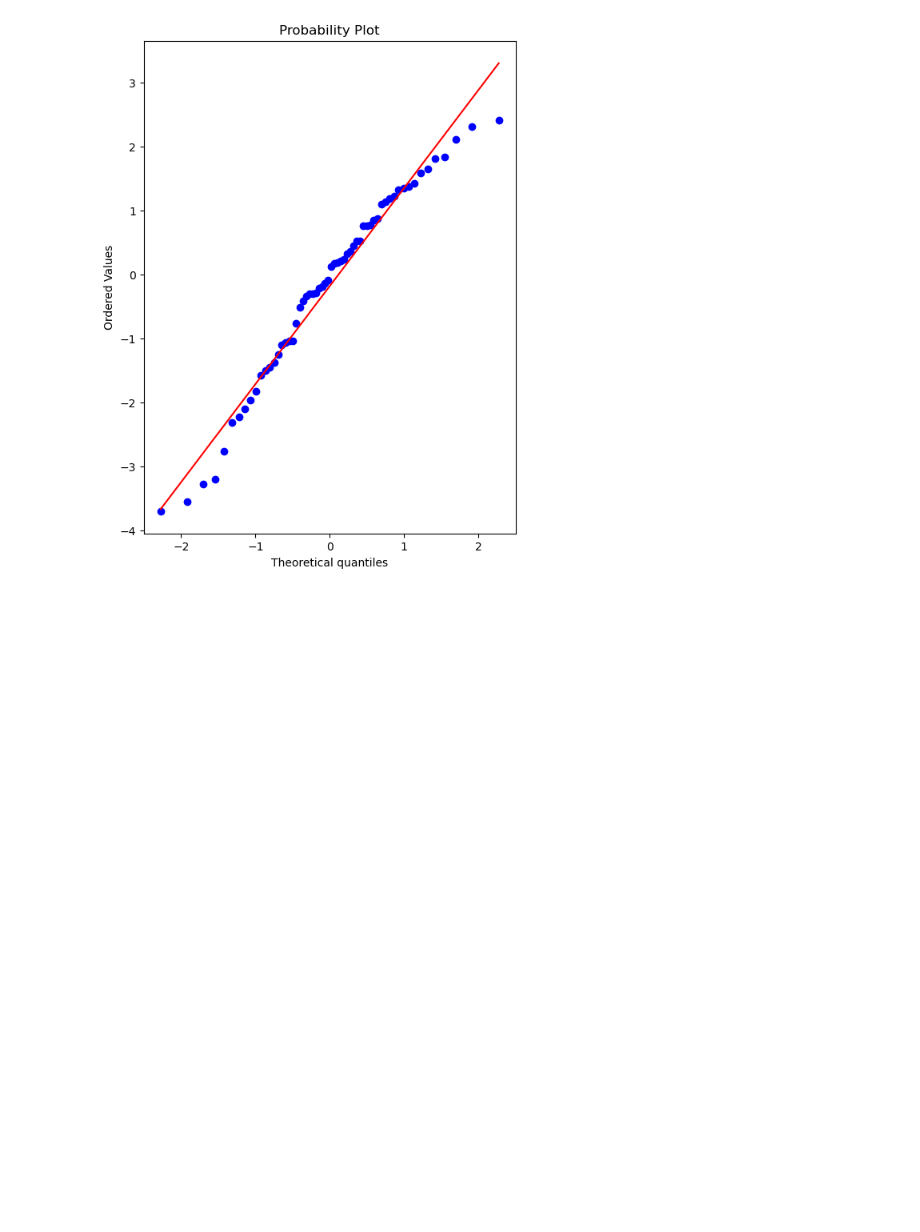
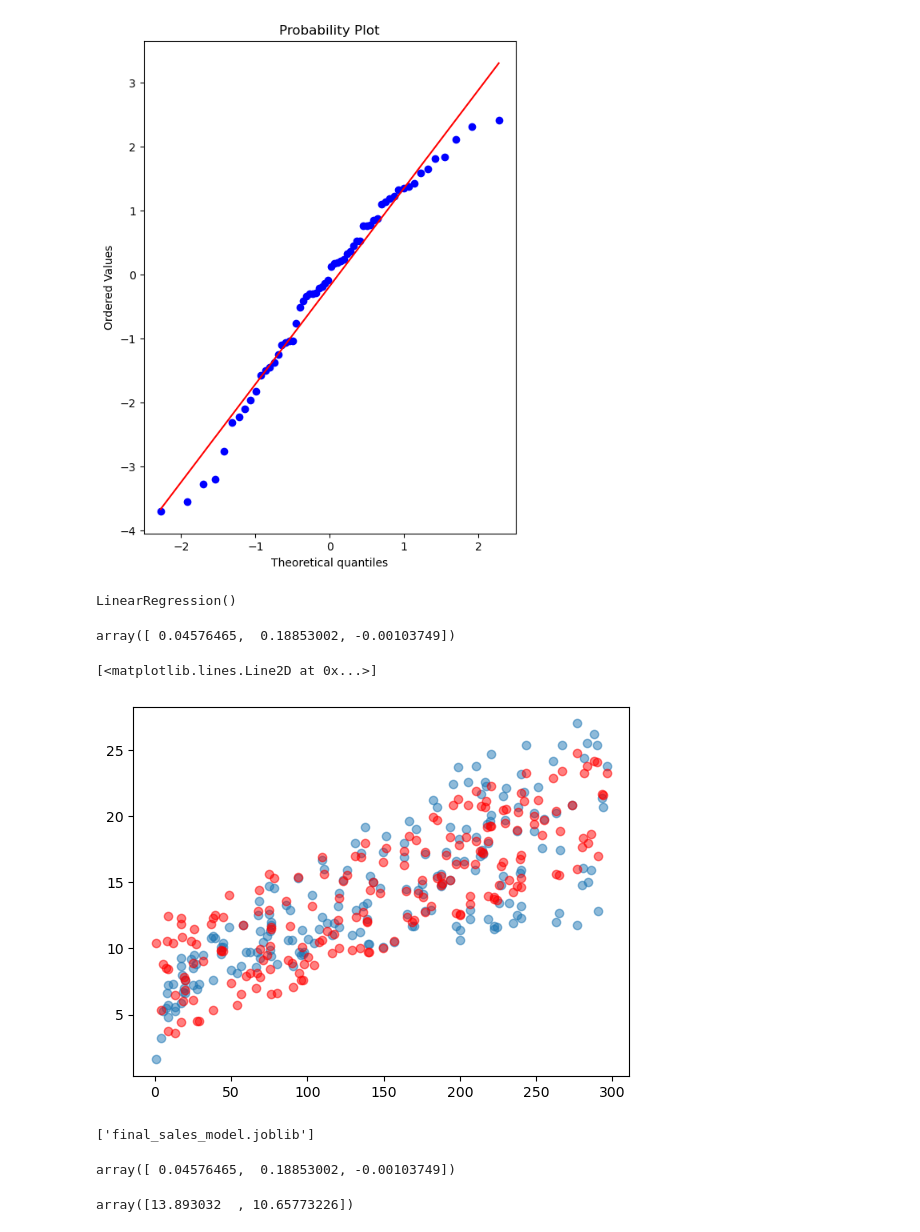
Before and after one commit to maginbu-0/Machine-Learning, a Jupyter notebook: Linear Regression Models/Linear Regression Models.ipynb, the cells around one changed output. Cells and saved outputs as stored; diff of their text form; code cells hidden in the pictures; blank space fills up the shorter version.

Commit message:
Linear Regression done

```diff
--- a/Linear Regression Models/Linear Regression Models.ipynb
+++ b/Linear Regression Models/Linear Regression Models.ipynb
@@ -151,3 +154,40 @@ _ = sp.stats.probplot(test_res,plot=ax)
 #
 # Model Deployment
 #
+
+final_model = LR()
+final_model.fit(X,y)
+# %% [output]
+LinearRegression()
+# %%
+# Coefficiients for each column, the closer to 0 it means that there
+# is no correlation between it and its target.
+# Relationships between 1 unit increase in features
+
+final_coef = final_model.coef_
+final_coef
+
+# For example, if we hold all features, except Radio, fixed for each
+# 1000 spent we will increase ny 45 units sold.
+
+# Negative coeff means that we are losing sales in this case.
+# %% [output]
+array([ 0.04576465,  0.18853002, -0.00103749])
+# %%
+# Predicting the sales with our model
+
+y_hat = final_model.predict(X)
+
+plt.plot(df['TV'],df['sales'],'o', alpha=0.5)
+plt.plot(df['TV'],y_hat,'o',color='red', alpha=0.5)
+
+# We can see that the data is closely related
+# %% [output]
+[<matplotlib.lines.Line2D at 0x...>]
+[figure, added]
+# %%
+# How to dump a model to use with future data
+
+dump(final_model, 'final_sales_model.joblib')
+# %% [output]
+['final_sales_model.joblib']
@@ -153,0 +198,14 @@ _ = sp.stats.probplot(test_res,plot=ax)
+# %%
+loaded_model.coef_
+# %% [output]
+array([ 0.04576465,  0.18853002, -0.00103749])
+# %%
+# Running a test campaign with our model
+
+# 149 TV, 22 Radio, 12 Newspaper
+
+campaign =  [[149,22,12],[120,12,34]]
+
+loaded_model.predict(campaign)
+# %% [output]
+array([13.893032  , 10.65773226])
```
Also changed, not shown: parts of 4 cells of this notebook, 1 other file.
